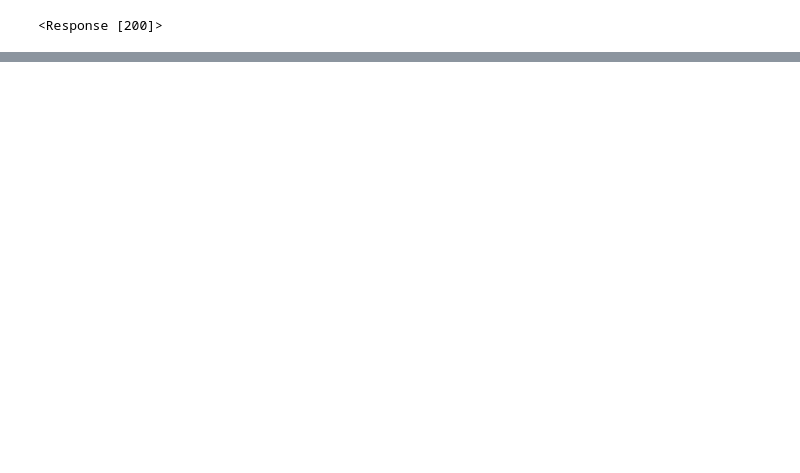
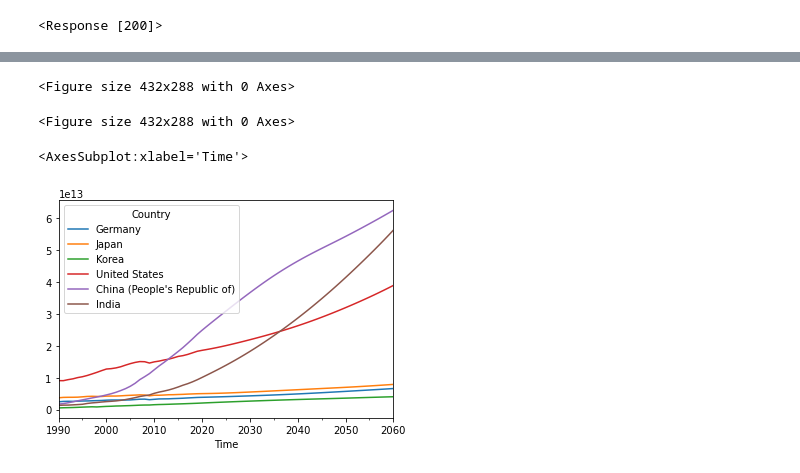
Before and after one commit to bdmckean/econ, a Jupyter notebook: gdp/OECD_download.ipynb, the cells around one changed output, grey strips where cells are left out. Saved outputs shown, nothing was run; the diff lists cells and outputs as text; code cells hidden in the pictures; blank space fills up the shorter version.

```diff
--- a/gdp/OECD_download.ipynb
+++ b/gdp/OECD_download.ipynb
@@ -14,0 +89,2 @@ b'{"header":{"id":"c8b35584-4415-41b4-a55f-4b5c93b9e989","test":false,"prepared"
+# %%
+df = web.DataReader('EO103_LTB', 'oecd', 1950, 2100)
@@ -14,0 +123,4 @@ b'{"header":{"id":"c8b35584-4415-41b4-a55f-4b5c93b9e989","test":false,"prepared"
+# %%
+df_gdp = df.xs('Gross domestic product, volume in USD, at constant 2010 purchasing power parities', level='Variable', axis=1)
+# %%
+df_gdp = df_gdp.xs('Annual', level='Frequency', axis=1)
@@ -14,0 +163,12 @@ b'{"header":{"id":"c8b35584-4415-41b4-a55f-4b5c93b9e989","test":false,"prepared"
+# %%
+df_gdp_compare = df_gdp[['Germany', 'Japan', 'Korea', 'United States', "China (People's Republic of)", "India"]]
+# %%
+plt.figure()
+# %% [output]
+<Figure size 432x288 with 0 Axes>
+<Figure size 432x288 with 0 Axes>
+# %%
+df_gdp_compare.plot()
+# %% [output]
+<AxesSubplot:xlabel='Time'>
+[figure, added]
```
Also changed, not shown: parts of 31 cells of this notebook, 11 other files.
